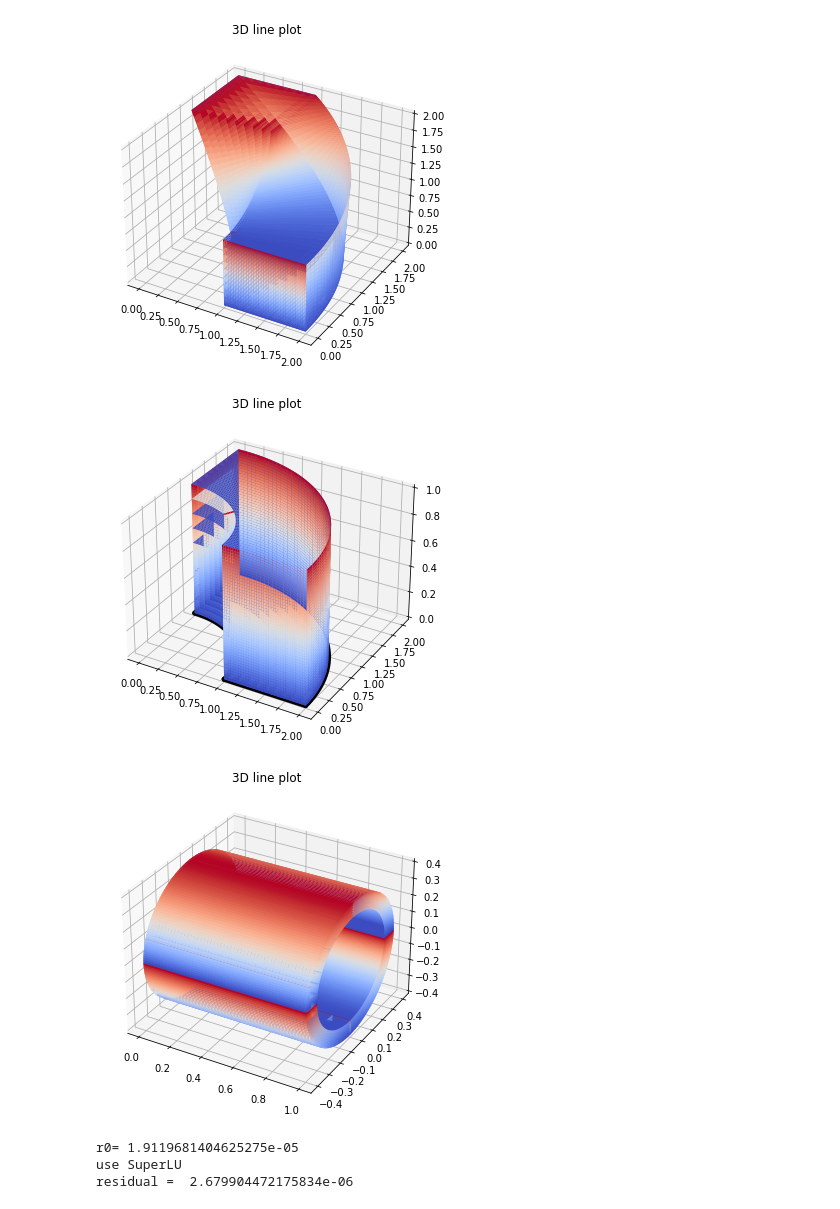
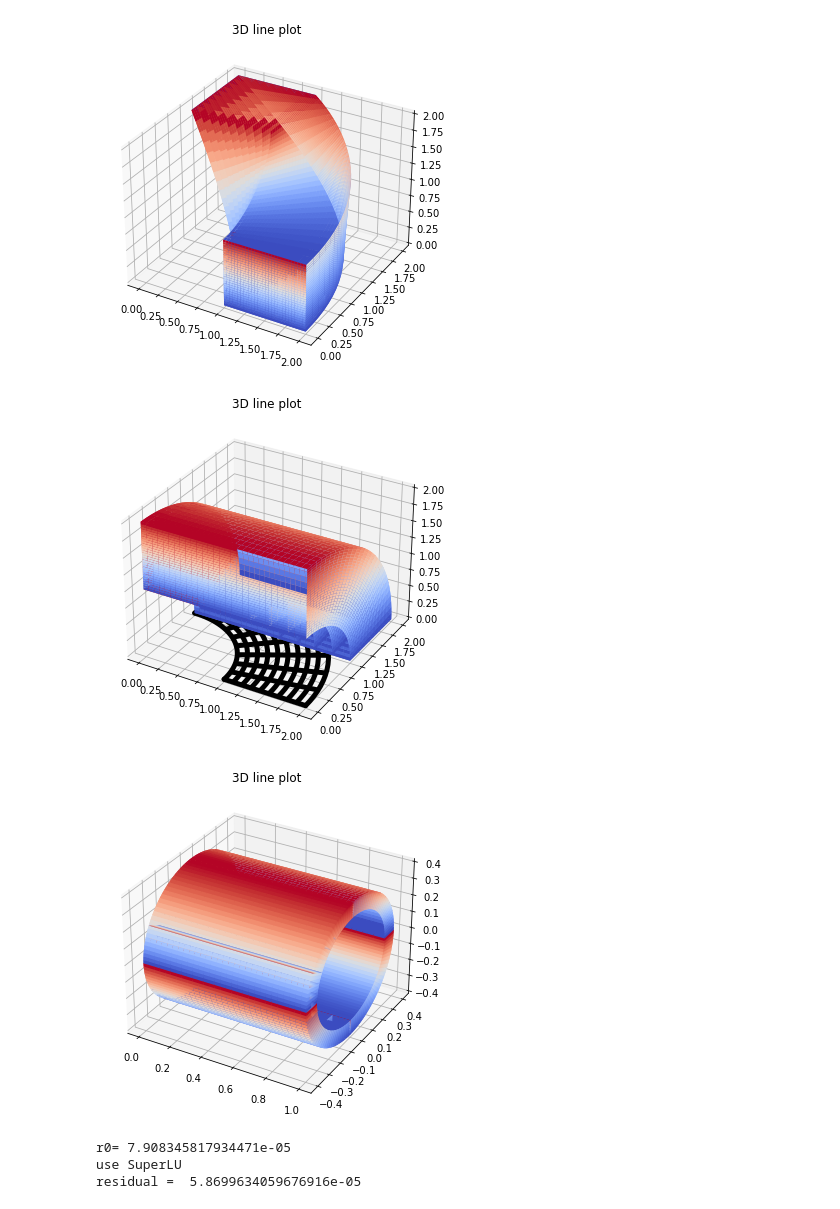
Before and after one commit to mh-0456/pyiga, a Jupyter notebook: notebooks/nonlinear_loading_artery3D.ipynb, the cells around one changed output. Drawn from its saved outputs; the diff is of its cells as text; code cells hidden in the pictures.

```diff
--- a/notebooks/nonlinear_loading_artery3D.ipynb
+++ b/notebooks/nonlinear_loading_artery3D.ipynb
@@ -55,9 +55,8 @@ from matplotlib import animation
 from matplotlib.collections import LineCollection
 from mpl_toolkits import mplot3d
 
-def plot_geo(geo,
-             grid=10, gridx=None, gridy=None, gridz= None,
-             res=50,
+def plot_geo(geo, grid=10, gridx=None, gridy=None, gridz= None,
+             res=30,
              linewidth=None, color='black',  **kwargs):
     """Plot a wireframe representation of a 2D geometry."""
     #fig = plt.figure()
@@ -168,19 +167,19 @@ plt.show()
 # %% [output]
 [figure]
 # %%
-#G = geometry.tensor_product(geometry.quarter_annulus(), geometry.line_segment(0,2))
+G = geometry.tensor_product(geometry.quarter_annulus(), geometry.line_segment(0,2))
 G2 =  geometry.quarter_annulus()
-G = geometry.tensor_product(geometry.line_segment(0,1), geometry.quarter_annulus())
+#G = geometry.tensor_product(geometry.line_segment(0,1), geometry.quarter_annulus())
 figsize(8,6)
 fig = plt.figure()
 ax = plt.axes(projection ='3d')
 plot_geo(G) #vmin=0.0, vmax=2.5e-2 3D
 
 plot_geo(G2, linewidth=5) #vmin=0.0, vmax=2.5e-2 2D
 ax.set_title('3D line plot')
 plt.show()
 # %% [output]
-[figure, old version]
+[figure, new version]
 # %%
 # define geometry
 # realistic model of an artery: r_inner= 4mm, r_outer= 7mm (preprint)
@@ -216,7 +215,7 @@ for g in geos_3d:
 ax.set_title('3D line plot')
 plt.show()
 # %% [output]
-[figure, old version]
+[figure, new version]
 # %%
 #split the solution into its components (displacement in x- and y- direction)
 # visualization per patch , 2D only!
@@ -727,12 +737,13 @@ dd = shape(XP)[0]
 
 #initial value
 u= np.zeros(dd)
+solutions= []
 
 # set Neumann boundary force (via incremental loading)
 #neu_data = [(0,'left',gN), (1,'left',gN), (2,'left',gN), (3,'left',gN)]
 
 ### first iteration ###
-A, b= ass_nonlinsystem(u, neu_data)
+A, b= ass_nonlinsystem(u)
 LS = assemble.RestrictedLinearSystem(A, b, bc) # solve linearized system
 r0= np.linalg.norm(LS.b) # rhs of undeformed system
 print('r0=', r0)
@@ -741,21 +752,23 @@ u_d = make_solver_orig(LS.A).dot(LS.b)
 u_d = LS.complete(u_d)
 u += u_d
 
-A, b= ass_nonlinsystem(u, neu_data)
+
+A, b= ass_nonlinsystem(u)
 LS = assemble.RestrictedLinearSystem(A, b, bc) # solve linearized system
+
 
 r= np.linalg.norm(LS.b) # compute residuum
 print('residual = ', r)
 
 ###-----------------###--------------------###
-# solution = [LS.restrict(u)]
+solutions = [LS.restrict(u)]
 # norm of delta u in first step
 normed_du0= np.linalg.norm(u_d)/np.sqrt(len(u_d))
 ###----------------###---------------------###
 # %% [output]
-r0= 1.9119681404625275e-05
+r0= 7.908345817934471e-05
 use SuperLU
-residual =  2.679904472175834e-06
+residual =  5.8699634059676916e-05
 # %%
 # print deformation plot
 get_defplot(u, patches_u, kvs_u)
```
Also changed, not shown: parts of 40 cells of this notebook.
